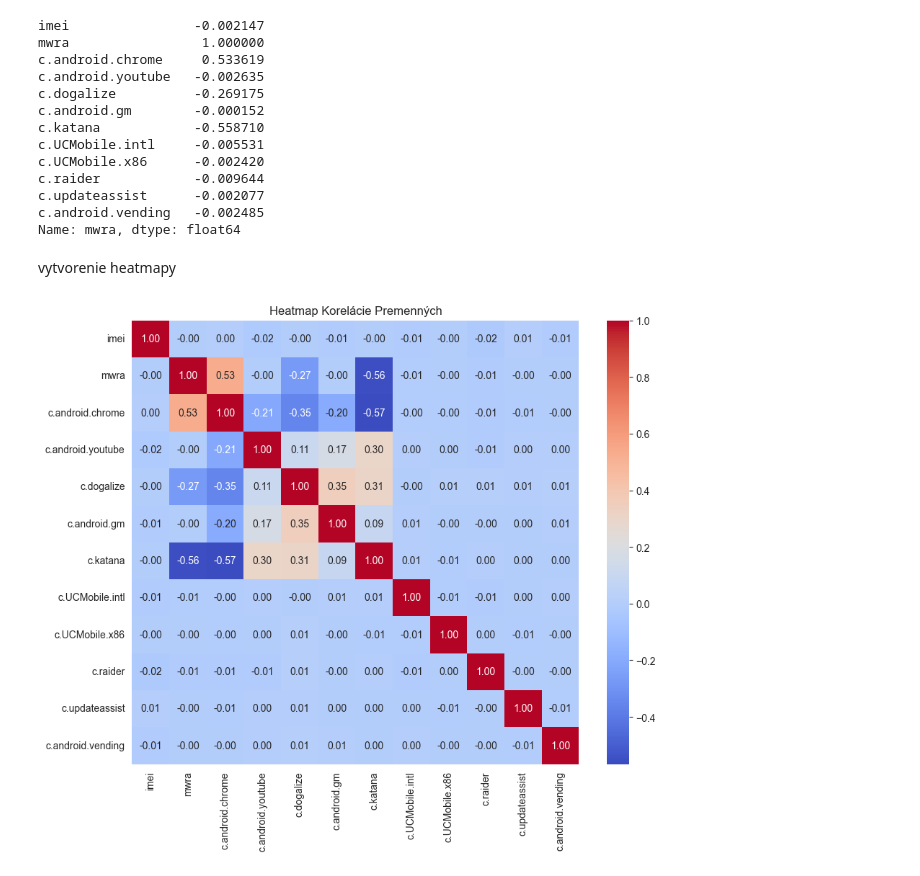
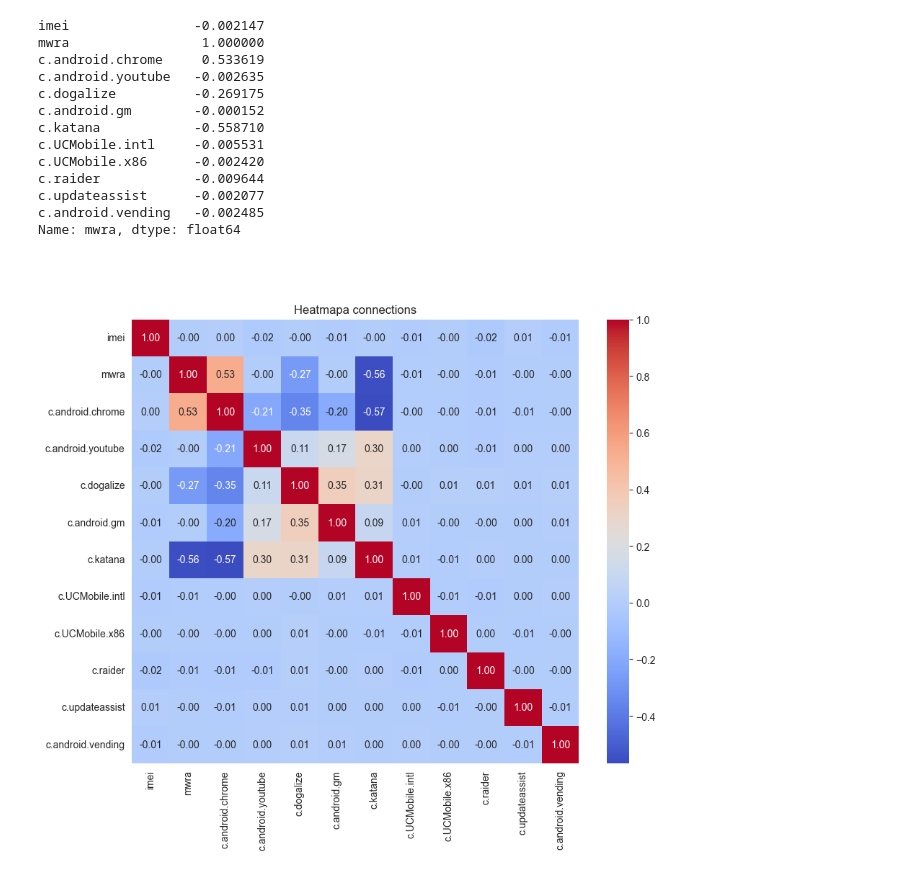
Before and after one commit to xtancos/IAU_project, a Jupyter notebook: EDA_1_1.ipynb, the cells around one changed output. Drawn from its saved outputs; the diff is of its cells as text; code cells hidden in the pictures.

```diff
--- a/EDA_1_1.ipynb
+++ b/EDA_1_1.ipynb
@@ -262,11 +264,11 @@ c.updateassist      -0.002077
 c.android.vending   -0.002485
 Name: mwra, dtype: float64
 # %% [markdown]
-vytvorenie heatmapy
+###
 # %%
 plt.figure(figsize=(10, 8))
 sns.heatmap(correlation_matrix, annot=True, cmap='coolwarm', fmt='.2f')
-plt.title('Heatmap Korelácie Premenných')
+plt.title('Heatmapa connections')
 plt.show()
 # %% [output]
-[figure, old version]
+[figure, new version]
```
Also changed, not shown: parts of 20 cells of this notebook.
